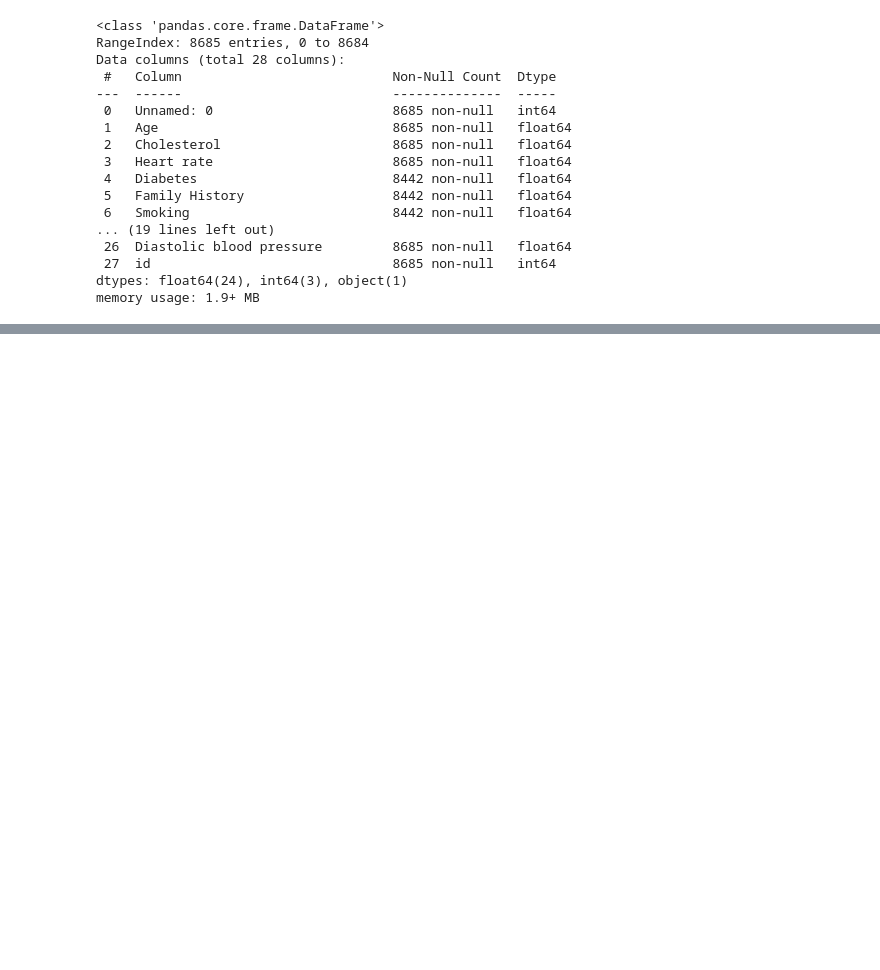
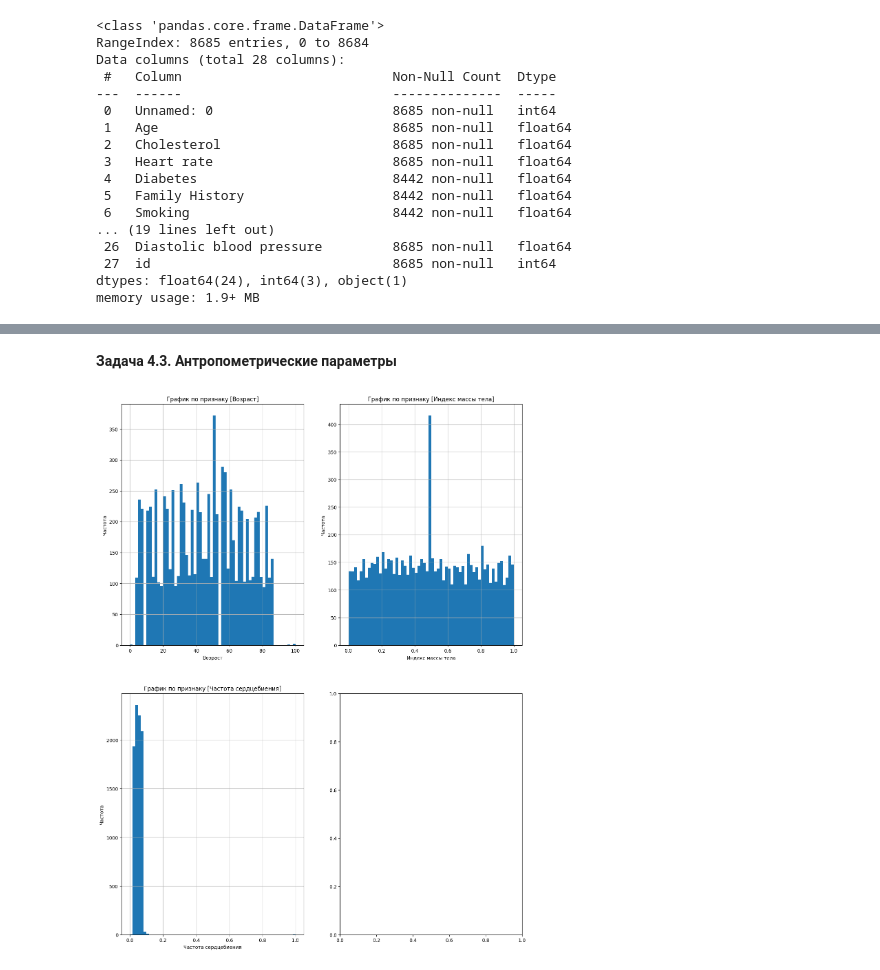
Before and after one commit to OsKaLis/predictions_of_heart_attack_risk, a Jupyter notebook: m3s19_pohar.ipynb, the cells around one changed output, grey strips where cells are left out. Cells and saved outputs as stored; diff of their text form; code cells hidden in the pictures; blank space fills up the shorter version.

```diff
--- a/m3s19_pohar.ipynb
+++ b/m3s19_pohar.ipynb
@@ -510,0 +875,14 @@ dtype: int64
+# %%
+# Создание частотного обекта
+gfi_train = GraphicallyFrequencyIndicators(train, list_field_train)
+# %% [markdown]
+**Задача 4.3. Антропометрические параметры**
+# %%
+# Вывод частотный графики количественых даннах
+gfi_train.quantitative_graphs(
+    {
+        'hist': ['age', 'bmi', 'hr'],
+    }
+)
+# %% [output]
+[figure, added]
```
Also changed, not shown: parts of 40 cells of this notebook, 1 other file.
